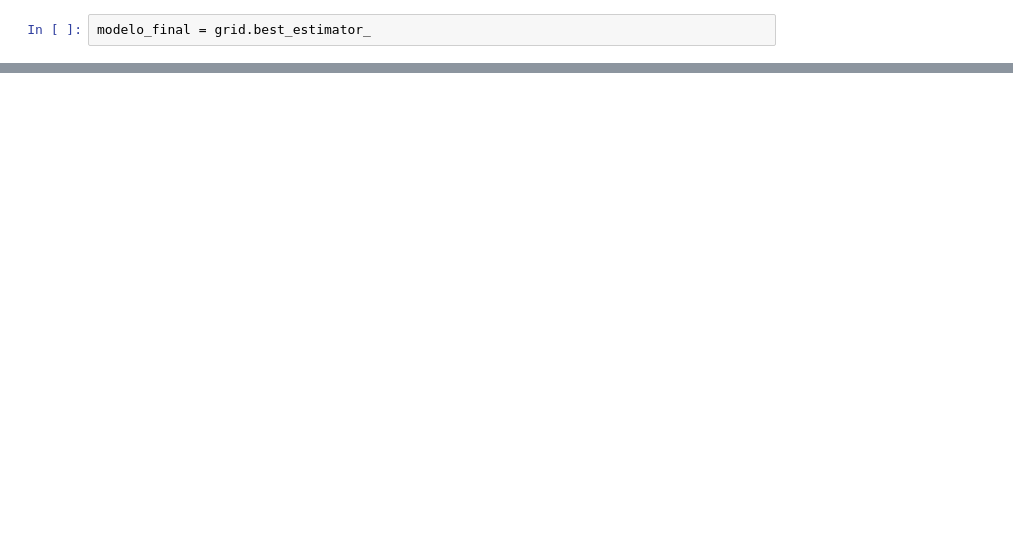
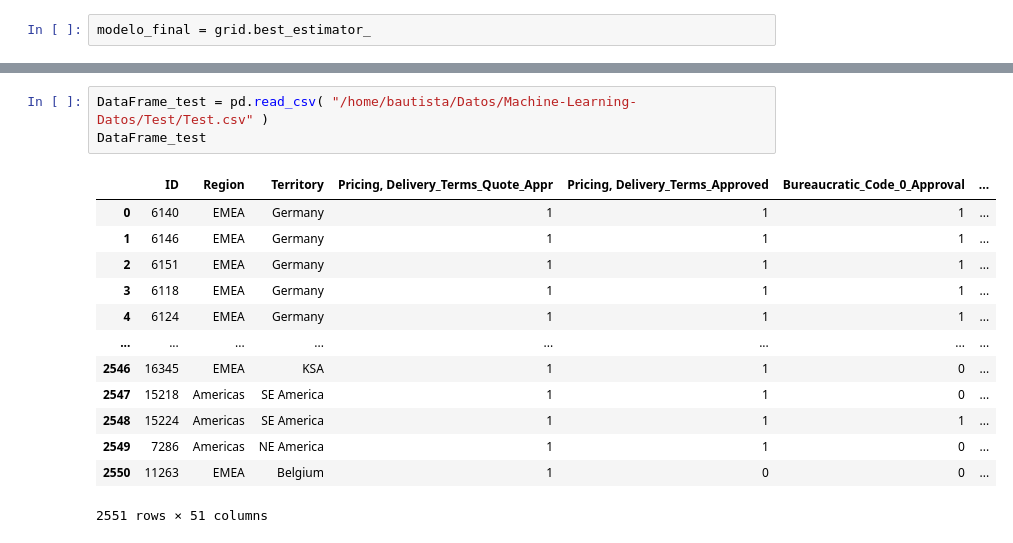
Before and after one commit to BautistaXifro/Machine-Learning-Datos, a Jupyter notebook: ArbolDeDecision/RandomForest/OtroaApproach.ipynb, the cells around one changed output, grey strips where cells are left out. Saved outputs shown, nothing was run; the diff lists cells and outputs as text; blank space fills up the shorter version.

```diff
--- a/ArbolDeDecision/RandomForest/OtroaApproach.ipynb
+++ b/ArbolDeDecision/RandomForest/OtroaApproach.ipynb
@@ -322,0 +418,17 @@ print(
+# %%
+DataFrame_test = pd.read_csv( "/home/bautista/Datos/Machine-Learning-Datos/Test/Test.csv" )
+DataFrame_test
+# %% [output]
+|  | ID | Region | Territory | Pricing, Delivery_Terms_Quote_Appr | Pricing, Delivery_Terms_Approved | Bureaucratic_Code_0_Approval | ... |
+| 0 | 6140 | EMEA | Germany | 1 | 1 | 1 | ... |
+| 1 | 6146 | EMEA | Germany | 1 | 1 | 1 | ... |
+| 2 | 6151 | EMEA | Germany | 1 | 1 | 1 | ... |
+| 3 | 6118 | EMEA | Germany | 1 | 1 | 1 | ... |
+| 4 | 6124 | EMEA | Germany | 1 | 1 | 1 | ... |
+| ... | ... | ... | ... | ... | ... | ... | ... |
+| 2546 | 16345 | EMEA | KSA | 1 | 1 | 0 | ... |
+| 2547 | 15218 | Americas | SE America | 1 | 1 | 0 | ... |
+| 2548 | 15224 | Americas | SE America | 1 | 1 | 1 | ... |
+| 2549 | 7286 | Americas | NE America | 1 | 1 | 0 | ... |
+| 2550 | 11263 | EMEA | Belgium | 1 | 0 | 0 | ... |
+2551 rows × 51 columns
```
Also changed, not shown: parts of 27 cells of this notebook, 2 other files.
